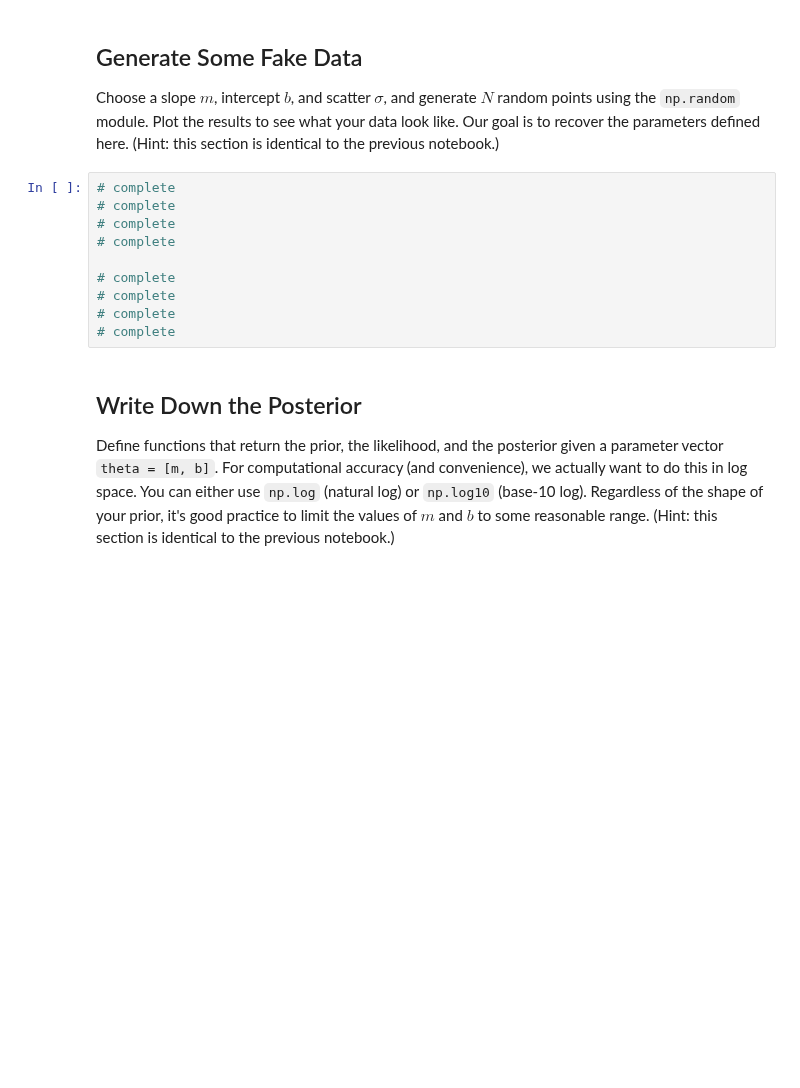
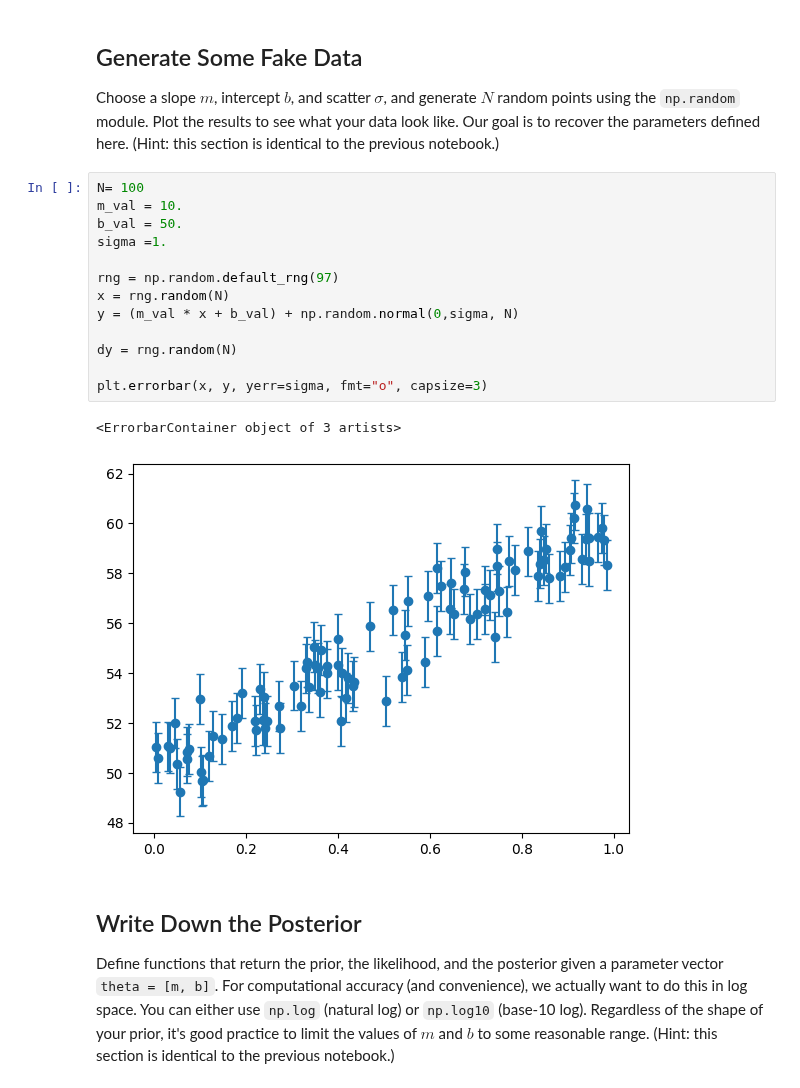
Before and after one commit to ASTR154/bayesian-statistics, a Jupyter notebook: mcmc_line_fitting.ipynb, the cells around one changed output. Drawn from its saved outputs; the diff is of its cells as text; blank space fills up the shorter version.

```diff
--- a/mcmc_line_fitting.ipynb
+++ b/mcmc_line_fitting.ipynb
@@ -12,16 +12,22 @@ import corner
 # %% [markdown]
 ## Generate Some Fake Data
 Choose a slope $m$, intercept $b$, and scatter $\sigma$, and generate $N$ random points using the `np.random` module. Plot the results to see what your data look like. Our goal is to recover the parameters defined here. (Hint: this section is identical to the previous notebook.)
-# %%
-# complete
-# complete
-# complete
-# complete
-
-# complete
-# complete
-# complete
-# complete
+# %%
+N= 100
+m_val = 10.
+b_val = 50.
+sigma =1.
+
+rng = np.random.default_rng(97)
+x = rng.random(N)
+y = (m_val * x + b_val) + np.random.normal(0,sigma, N)
+
+dy = rng.random(N)
+
+plt.errorbar(x, y, yerr=sigma, fmt="o", capsize=3)
+# %% [output]
+<ErrorbarContainer object of 3 artists>
+[figure, added]
 # %% [markdown]
 ## Write Down the Posterior
 Define functions that return the prior, the likelihood, and the posterior given a parameter vector `theta = [m, b]`. For computational accuracy (and convenience), we actually want to do this in log space. You can either use `np.log` (natural log) or `np.log10` (base-10 log). Regardless of the shape of your prior, it's good practice to limit the values of $m$ and $b$ to some reasonable range. (Hint: this section is identical to the previous notebook.)
```
Also changed, not shown: parts of 8 cells of this notebook.
